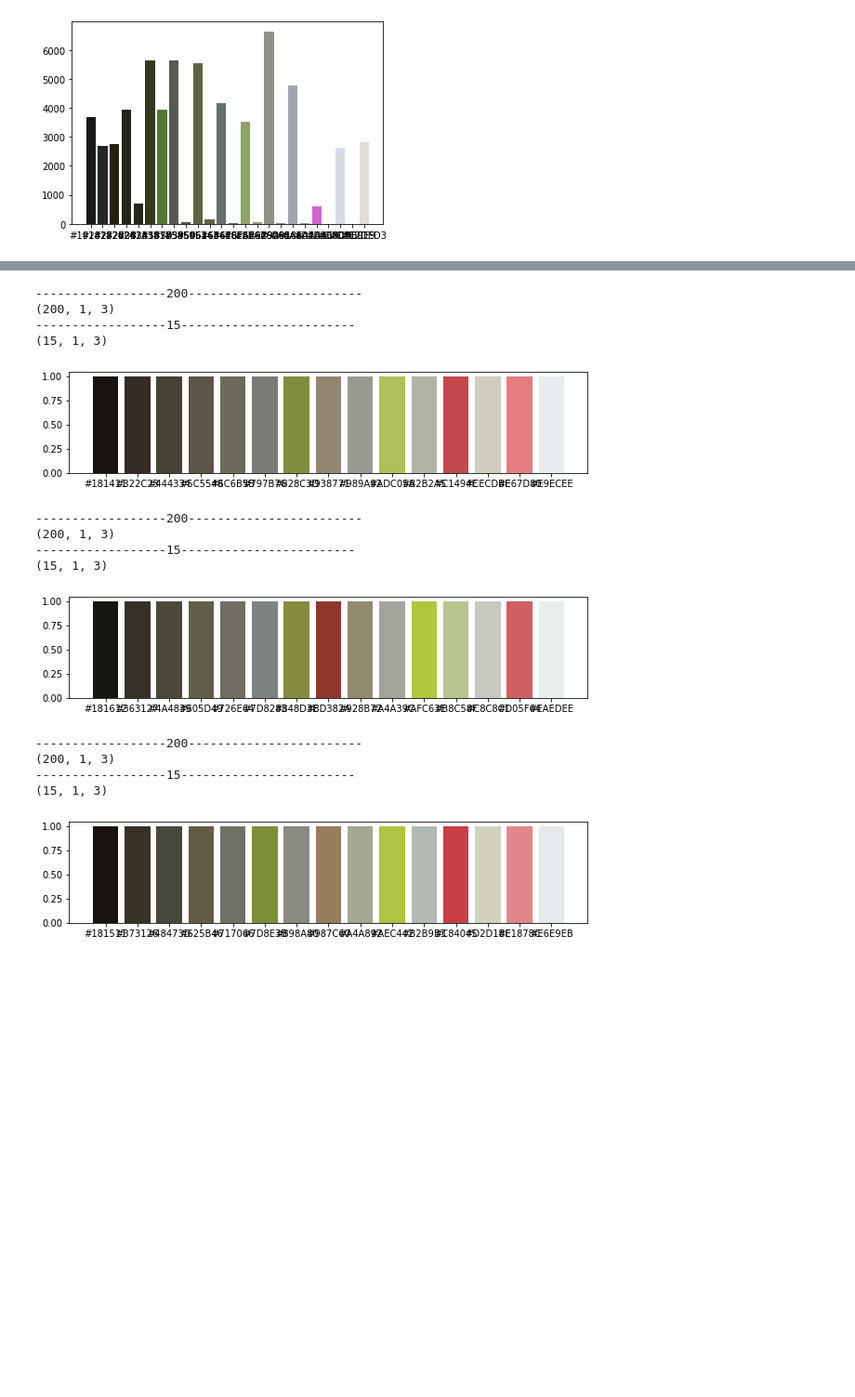
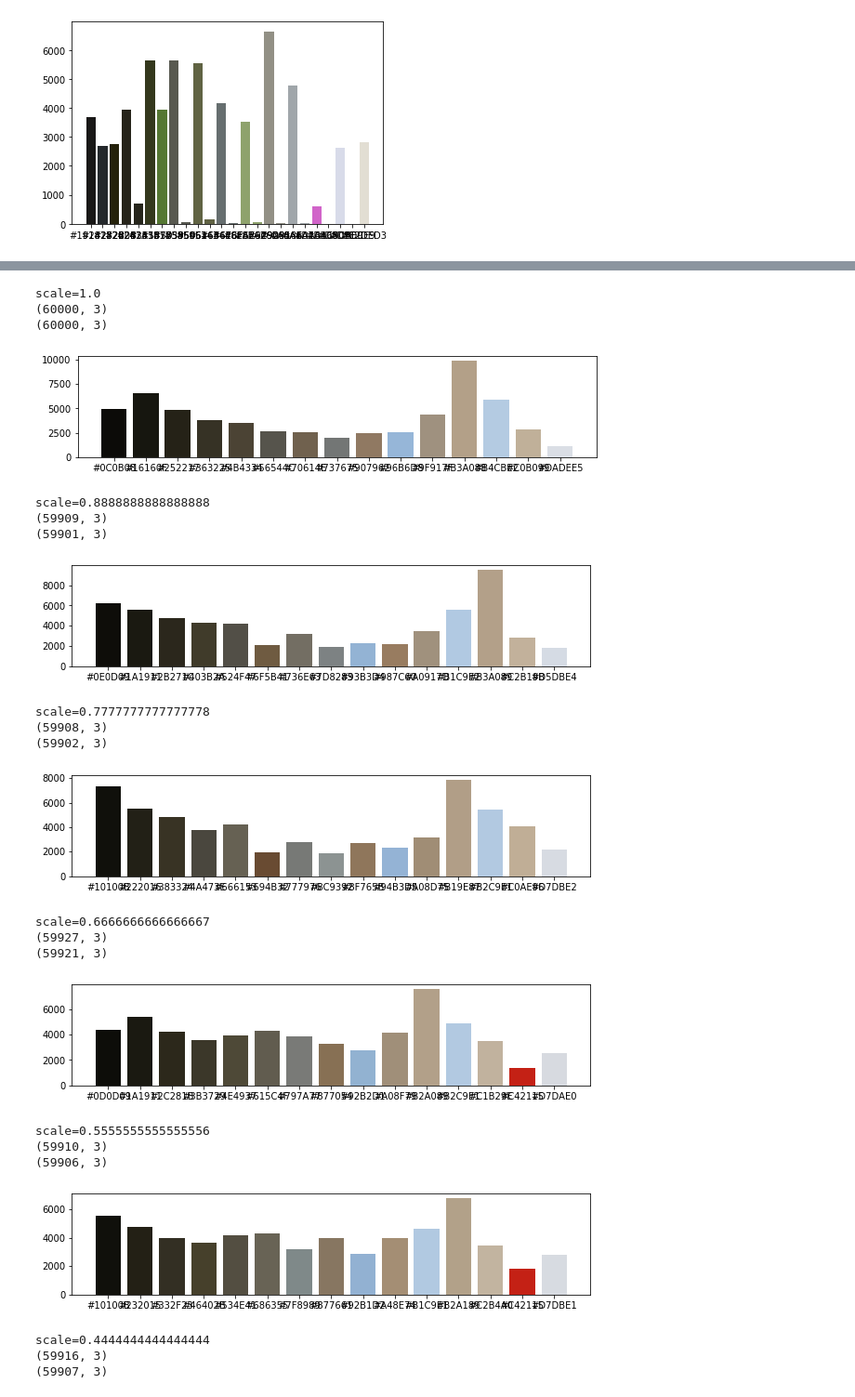
Before and after one commit to Tanc60/ColorAnalysis, a Jupyter notebook: KmeansIterationMethod/kmeans_iteration.ipynb, the cells around one changed output, grey strips where cells are left out. Shown: that part at 93% size. Cells and saved outputs as stored; diff of their text form; code cells hidden in the pictures; blank space fills up the shorter version.

```diff
--- a/KmeansIterationMethod/kmeans_iteration.ipynb
+++ b/KmeansIterationMethod/kmeans_iteration.ipynb
@@ -92,13 +112,13 @@ plt.bar(unique,counts,color = unique)
 # %%
 #-------------------------------------------------RGBMethod----------------------------------------------
 
-image = GetImageFromFileCV("E:\\Downloads\\gluonCV\\test\\2L7A0096masked.png")
+image = GetImageFromFileCV("E:\\Downloads\\gluonCV\\test\\2L7A0026masked.png")
 image = ResizeImgCV(image,(300,200))
 
 
 #bgr to rgb
 image=image[:,:,::-1]
-(res2,_,_,_)=KmeansSeg(image,15)
+(res2,_,_,_)=KmeansSeg(image,10)
 
 
 PltImg(image)
@@ -107,6 +127,6 @@ PltImg(res2)
 #plot graph
 res2 = res2[:,:,::-1]
 (unique,counts)=ColorDistribution2(res2)
-plt.figure(figsize = (16, 4))
+plt.figure(figsize = (10, 2))
 plt.bar(unique,counts,color = unique)
 # %% [output]
@@ -159,19 +223,29 @@ def test1():
 # %%
-for i in range(1,4):
-    test1()
+for i in range(10):
+    scale =  1 - i/9
+    print("scale=" + str(scale))
+    test1(scale)
 # %% [output]
-------------------200------------------------
-(200, 1, 3)
-------------------15------------------------
-(15, 1, 3)
+scale=1.0
+(60000, 3)
+(60000, 3)
-[figure, old version]
+[figure, new version]
-------------------200------------------------
-(200, 1, 3)
-------------------15------------------------
-(15, 1, 3)
+scale=0.8888888888888888
+(59909, 3)
+(59901, 3)
-[figure, old version]
+[figure, new version]
-------------------200------------------------
-(200, 1, 3)
-------------------15------------------------
-(15, 1, 3)
+scale=0.7777777777777778
+(59908, 3)
+(59902, 3)
-[figure, old version]
+[figure, new version]
+scale=0.6666666666666667
+(59927, 3)
+(59921, 3)
+[figure, added]
+scale=0.5555555555555556
+(59910, 3)
+(59906, 3)
+[figure, added]
+scale=0.4444444444444444
+(59916, 3)
+(59907, 3)
```
Also changed, not shown: parts of 4 cells of this notebook, 5 other files.
